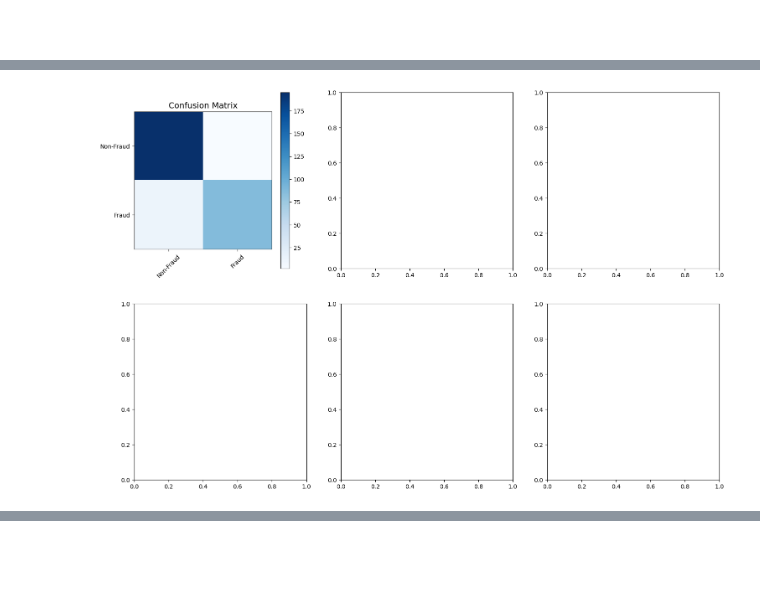
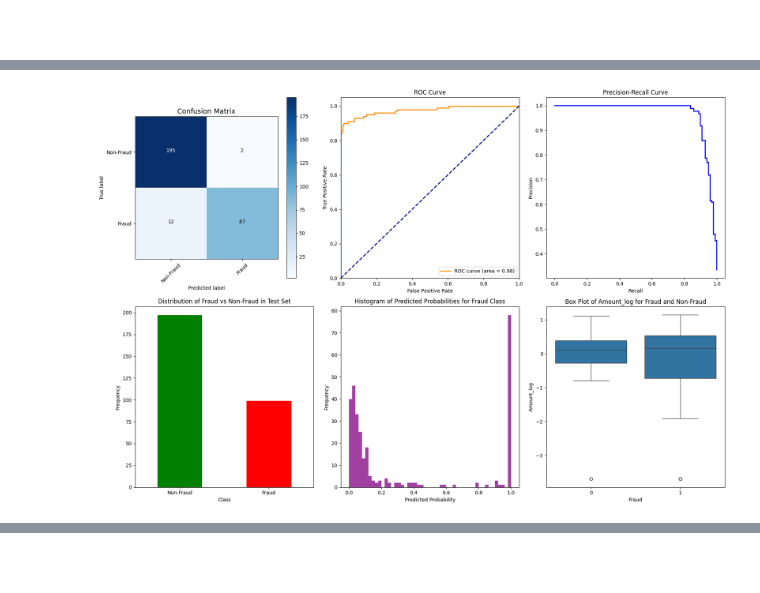
Before and after one commit to chunren/credit-card-fraud-detection-by-neural-network, a Jupyter notebook: credit-card-fraud-detection-by-neural-network.ipynb, the cells around one changed output, grey strips where cells are left out. Drawn from its saved outputs; the diff is of its cells as text; code cells hidden in the pictures.

Commit message:
added another cell to fine tuning the model.

```diff
--- a/credit-card-fraud-detection-by-neural-network.ipynb
+++ b/credit-card-fraud-detection-by-neural-network.ipynb
@@ -533,6 +533,10 @@ import tensorflow as tf
 import random
 import time
 from sklearn.utils import shuffle
+import itertools
+from tensorflow.keras.callbacks import ReduceLROnPlateau
+from tensorflow.keras.callbacks import EarlyStopping
+
 
 # --- Step 0: fix the random states ---
 np.random.seed(42)
@@ -545,10 +549,12 @@ tf.config.experimental.enable_op_determinism()
 non_fraud_to_fraud_sample_ratio = 2
 test_size = 0.2
 initial_learning_rate = 0.001
-training_epochs = 30
+training_epochs = 15
 n_folds = 5
 # 2.09, np.arange(2.08, 2.11, 0.01)
-class_weights_range = np.arange(0.99, 2.11, 0.01)
+#class_weights_range = np.arange(1.10, 2.11, 0.01)
+#class_weights_range = np.arange(1.21, 1.23, 0.01)
+class_weights_range = np.arange(2.05, 2.06, 0.01)
 
 # --- Step 2: Load Data ---
 df = pd.read_csv('./data/creditcard.csv')
@@ -581,7 +587,7 @@ X_train_scaled = scaler.fit_transform(X_train)
 X_test_scaled = scaler.transform(X_test)
 
 # --- Function Definitions ---
-def build_model(learning_rate=initial_learning_rate):
+def build_model(learning_rate=initial_learning_rate, seed=42):
     n_inputs = X_train_scaled.shape[1]
     model = Sequential([
         Dense(n_inputs, input_shape=(n_inputs,), activation='relu'),
@@ -600,30 +606,46 @@ def build_model(learning_rate=initial_learning_rate):
 def cross_validate_class_weight(X_train, y_train, class_weights_range):
     best_class_weight = None
     best_f1_score = 0
+    best_precision = 0
+    best_recall = 0
     best_model = None
     n_folds = 5
+
     kf = StratifiedKFold(n_splits=n_folds, shuffle=True, random_state=42)
-
+    reduce_lr = ReduceLROnPlateau(monitor='val_loss', factor=0.9, patience=7, min_lr=0.00001)
     progress_bar = tqdm(class_weights_range, desc="Tuning class weights", ncols=100, unit=" weights")
 
-    for class_weight in progress_bar:
+    for class_weight in class_weights_range:
         fold_f1_scores = []
+        fold_precisions = []
+        fold_recalls = []
 
         for train_index, val_index in kf.split(X_train, y_train):
             X_fold_train, X_fold_val = X_train[train_index], X_train[val_index]
             y_fold_train, y_fold_val = y_train[train_index], y_train[val_index]
 
-            model = build_model(learning_rate=initial_learning_rate)
+            # Clear the previous session to free up memory and reset the graph
+            tf.keras.backend.clear_session()
+
+            model = build_model(initial_learning_rate)
 
             model.fit(X_fold_train, y_fold_train, epochs=training_epochs, batch_size=32, verbose=0,
-                      class_weight={0: 1, 1: class_weight})
+                      class_weight={0: 1, 1: class_weight}, validation_data=(X_fold_val, y_fold_val), callbacks=[reduce_lr])
 
             y_fold_pred_probs = model.predict(X_fold_val, verbose=0)
             y_fold_pred_classes = (y_fold_pred_probs > 0.5).astype("int32")
             fold_f1 = f1_score(y_fold_val, y_fold_pred_classes, pos_label=1)
+            fold_precision = classification_report(y_fold_val, y_fold_pred_classes, output_dict=True)['1']['precision']
+            fold_recall = classification_report(y_fold_val, y_fold_pred_classes, output_dict=True)['1']['recall']
+
             fold_f1_scores.append(fold_f1)
+            fold_precisions.append(fold_precision)
+            fold_recalls.append(fold_recall)
 
         avg_f1 = np.mean(fold_f1_scores)
+        avg_precision = np.mean(fold_precisions)
+        avg_recall = np.mean(fold_recalls)
+
         progress_bar.set_postfix({"Class weight": f"{class_weight:.2f}", "F1 (Fraud)": f"{avg_f1:.4f}"})
         time.sleep(7)
 
@@ -631,31 +653,24 @@ def cross_validate_class_weight(X_train, y_train, class_weights_range):
             # double-check the model's performance on the whole training set
             whole_model = build_model(learning_rate=initial_learning_rate)
             whole_model.fit(X_train, y_train, epochs=training_epochs, batch_size=32, verbose=0,
-                      class_weight={0: 1, 1: class_weight})
+                            class_weight={0: 1, 1: class_weight})
 
             # Evaluate on the whole training set, not the test set
             y_whole_pred_probs = whole_model.predict(X_train, verbose=0)
             y_whole_pred_classes = (y_whole_pred_probs > 0.5).astype("int32")
             whole_f1 = f1_score(y_train, y_whole_pred_classes, pos_label=1)
 
-            # If the whole training set F1 is still the best, select this model
             if whole_f1 > best_f1_score:
                 best_model = whole_model
                 best_f1_score = whole_f1
+                best_precision = avg_precision
+                best_recall = avg_recall
                 best_class_weight = class_weight
 
-    print(f"\nBest class weight: {best_class_weight}, Best F1-score: {best_f1_score:.4f}")
-    return best_class_weight, best_f1_score, best_model  # Return the best model
+    return best_class_weight, best_f1_score, best_precision, best_recall, best_model
 
 
 def plot_confusion_matrix(cm, classes, normalize=False, title='Confusion matrix', cmap=plt.cm.Blues):
-    if normalize:
-        cm = cm.astype('float') / cm.sum(axis=1)[:, np.newaxis]
-        print("Normalized confusion matrix")
-    else:
-        print('Confusion matrix, without normalization')
-
-    print(cm)
     plt.imshow(cm, interpolation='nearest', cmap=cmap)
     plt.title(title, fontsize=14)
     plt.colorbar()
@@ -730,22 +745,35 @@ def plot_results(y_test, y_pred_probs, y_pred_classes, conf_matrix, X_test_scale
     plt.show()
 
 # --- Step 5: Final Model Selection ---
-best_class_weight, best_f1_score, best_model = cross_validate_class_weight(X_train_scaled, y_train.to_numpy(), class_weights_range)
+best_class_weight, best_f1_score, best_precision, best_recall, best_model = cross_validate_class_weight(X_train_scaled, y_train.to_numpy(), class_weights_range)
 print(f"\nSelected Best Class Weight: {best_class_weight}")
-print(f"Best F1-score (Fraud) from Cross-Validation: {best_f1_score:.4f}")
+print(f"Best F1-score (Fraud) from Cross-Validation: {best_f1_score:.2f}")
+print(f"Best Precision (Fraud) from Cross-Validation: {best_precision:.2f}")
+print(f"Best Recall (Fraud) from Cross-Validation: {best_recall:.2f}")
 
 # --- Step 6: Final Model Evaluation ---
 y_pred_probs = best_model.predict(X_test_scaled, batch_size=200, verbose=0)
 y_pred_classes = (y_pred_probs > 0.5).astype("int32")
-my_fold_f1 = f1_score(y_test, y_pred_classes, pos_label=1)
-print(f"Final F1-score (Fraud): {my_fold_f1:.4f}")
+
+# --- Step 7: Display Results ---
+final_report = classification_report(y_test, y_pred_classes, output_dict=True)
+final_f1_score = final_report['1']['f1-score']
+final_precision = final_report['1']['precision']
+final_recall = final_report['1']['recall']
+roc_auc = roc_auc_score(y_test, y_pred_probs)
+
+print(f"\nFinal F1-score (Fraud) from Test data: {final_f1_score:.2f}")
+print(f"Final Precision (Fraud) from Test data: {final_precision:.2f}")
+print(f"Final Recall (Fraud) from Test data: {final_recall:.2f}")
+print(f"Final Model ROC-AUC Score from Test data: {roc_auc:.2f}")
+
 conf_matrix = confusion_matrix(y_test, y_pred_classes)
 report = classification_report(y_test, y_pred_classes, target_names=['Non-Fraud', 'Fraud'], zero_division=0)
-print("\nFinal Model Classification Report:\n", report)
+# Print the final classification report
+print('\nFinal Confusion matrix from Test data:\n', conf_matrix)
 
-# --- Step 7: Display Results ---
-roc_auc = roc_auc_score(y_test, y_pred_probs)
-print(f"\nFinal Model ROC-AUC Score: {roc_auc:.4f}")
+# Print the final classification report
+print("\nFinal Model Classification Report from Test data:\n", report)
 
 # --- Step 8: Plot Diagrams ---
 plot_results(y_test, y_pred_probs, y_pred_classes, conf_matrix, X_test_scaled, X)
@@ -771 +798 @@ NameError: name 'itertools' is not defined
-[figure, old version]
+[figure, new version]
```
Also changed, not shown: parts of 2 cells of this notebook.
